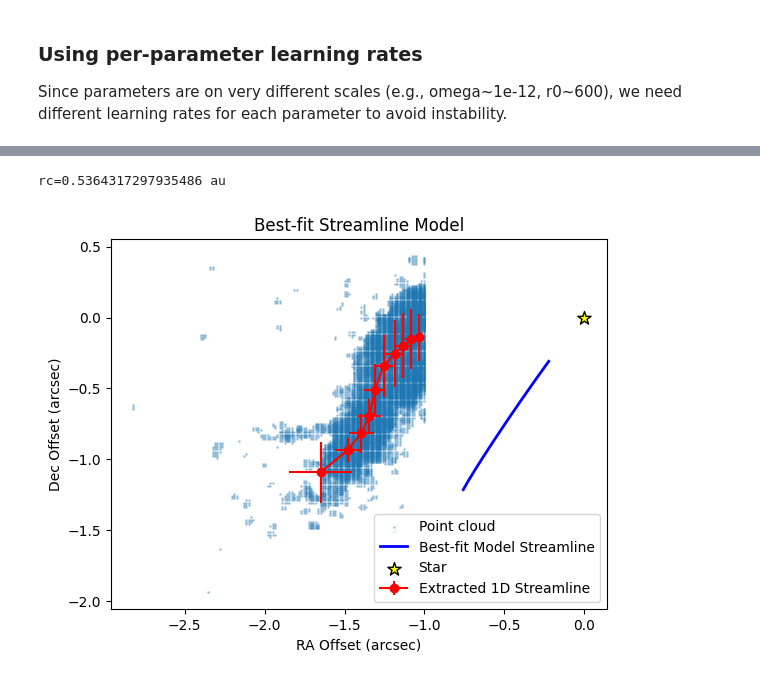
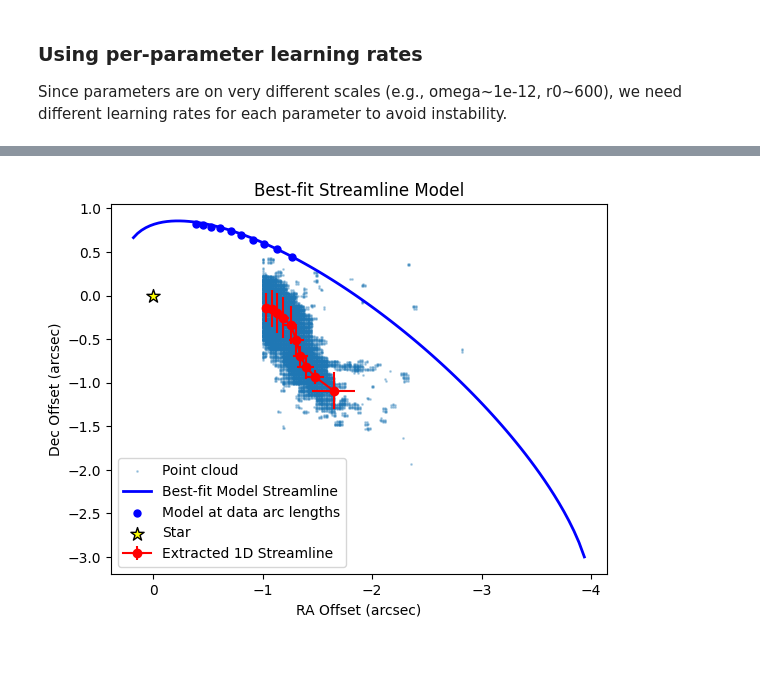
Before and after one commit to Lauren4476/velocity_tools, a Jupyter notebook: test_streamfit.ipynb, the cells around one changed output, grey strips where cells are left out. Saved outputs shown, nothing was run; the diff lists cells and outputs as text; code cells hidden in the pictures.

```diff
--- a/test_streamfit.ipynb
+++ b/test_streamfit.ipynb
@@ -77,9 +77,11 @@ streamer_cube = streamer_cubevc.with_mask(streamer_cubevc > rms_thresh*streamer_
 Loaded cube with shape: (500, 401, 401)
 WARNING: PossiblySlowWarning: This function (<function BaseSpectralCube.mad_std at 0x...>) requires loading the entire cube into memory and may therefore be slow. [spectral_cube.utils]
 # %%
+n_points = 10 # the number of points we want to reduce the data to
+
 
 # Extract 1D streamline from the data cube
-pc_coords, pc_means, pc_stds = extract_streamline.reduce_to_1D(streamer_cube, n_elements=10)
+pc_coords, pc_means, pc_stds = extract_streamline.reduce_to_1D(streamer_cube, n_elements=n_points)
 
 # Prepare data for gradient descent
 ra_data = pc_means[0] # offsets in arcsec
@@ -217,18 +222,18 @@ First set your input params in the format required
 # %%
 # Parameters to optimize
 initial_opt_params = {
-    'r0': 600.0,  # au
-    'theta0': 130.0,  # degrees
-    'phi0': 150.0,  # degrees
+    'r0': 540.0,  # au
+    'theta0': 50.0,  # degrees
+    'phi0': 220.0,  # degrees
     'omega': 4e-12,  # 1/s
     'v_r0': 0.0,  # km/s
 }
 
 # Fixed parameters (not optimized)
 fixed_params = {
-    'mass': 2.1,  # Msun
-    'inc': -43.0,  # degrees
-    'pa': 130.0,  # degrees
+    'mass': 3.2,  # Msun
+    'inc': -47.0,  # degrees
+    'pa': 138.0,  # degrees
     'rmin': 50.0,  # au
     'deltar': 10.0,  # au
     'v_lsr': 7.14  # km/s (systemic velocity)
@@ -384,11 +437,11 @@ opt_params = initial_opt_params.copy()
 # Define per-parameter learning rates based on parameter scales
 # This is optional in the code but highly recommended due to differing parameter scales
 learning_rates = {
-    'r0': 50,          # order 10^3 au - use larger learning rate
-    'theta0': 0.1,     # 0-2 radians - moderate learning rate
-    'phi0': 0.1,       # 0-2 radians - moderate learning rate
-    'omega': 1e-15,      # order 10^-13 - use much smaller learning rate
-    'v_r0': 0.1        # ~0-10 km/s - moderate learning rate
+    'r0': 150,          # order 10^3 au - use larger learning rate
+    'theta0': 0.3,     # 0-2 radians - moderate learning rate
+    'phi0': 0.3,       # 0-2 radians - moderate learning rate
+    'omega': 5e-15,      # order 10^-13 - use much smaller learning rate
+    'v_r0': 0.3        # ~0-10 km/s - moderate learning rate
 }
 
 # Define physically reasonable bounds (this is optional in the code)
@@ -410,16 +463,16 @@ best_opt_params, loss_history = gradient_descent.fit_streamline(
     learning_rate=0.001,
     learning_rate_dict=learning_rates,
     param_bounds=param_bounds,
-    n_epochs=10,
-    info_every=1,
-    early_stopping_patience=5
+    n_epochs=100,
+    info_every=10,
+    early_stopping_patience=20
 )
 
 print("Done!")
 print("---------------------------------------------")
 print("Best-fit parameters:")
 for key in best_opt_params.keys():
-    print(f"  {key}: {best_opt_params[key]:.6f}")
+    print(f"  {key}: {best_opt_params[key]:.10f}")
 
 # Plot loss history
 plt.figure(figsize=(8, 5))
@@ -452,24 +505,30 @@ rc=17.579137802124023 au
 # %%
 # Final model with best-fit parameters
 ra_best, dec_best, v_best = gradient_descent.forward_model(best_opt_params, fixed_params, distance)
 # remove NaN values (due to rmin) from model
 not_nan = ~jnp.isnan(ra_best) & ~jnp.isnan(dec_best) & ~jnp.isnan(v_best)
 ra_best = ra_best[not_nan]
 dec_best = dec_best[not_nan]
 v_best = v_best[not_nan]
 # plot it on top of the data
 plt.scatter(pc_coords[0], pc_coords[1], s=1, alpha=0.3, label='Point cloud')
 # plot the extracted 1D data streamline with error bars
 plt.errorbar(ra_data, dec_data, xerr=ra_sigma, yerr=dec_sigma, fmt='o-', label='Extracted 1D Streamline', color='red')
 # plot the best-fit model streamline
 plt.plot(ra_best, dec_best, color='blue', linewidth=2, label='Best-fit Model Streamline')
+# get the model positions at data arc length points
+ra_best_interp, dec_best_interp, v_best_interp, valid = gradient_descent.match_model_to_data_curve(
+    ra_best, dec_best, v_best, ra_data, dec_data)
+# plot the model posiitons at data arc length points
+plt.scatter(ra_best_interp, dec_best_interp, s=25, label='Model at data arc lengths', color='blue', zorder=5)
 # plot the star
 plt.scatter(0, 0, marker='*', s=100, color='yellow', edgecolor='black', label='Star', zorder=10)
 plt.xlabel('RA Offset (arcsec)')
 plt.ylabel('Dec Offset (arcsec)')
+# invert x axis to match RA offset direction
+plt.gca().invert_xaxis()
 plt.legend()
 plt.title('Best-fit Streamline Model')
 plt.show()
 # %% [output]
-rc=0.5364317297935486 au
-[figure, old version]
+[figure, new version]
```
Also changed, not shown: parts of 6 cells of this notebook, 7 other files.
